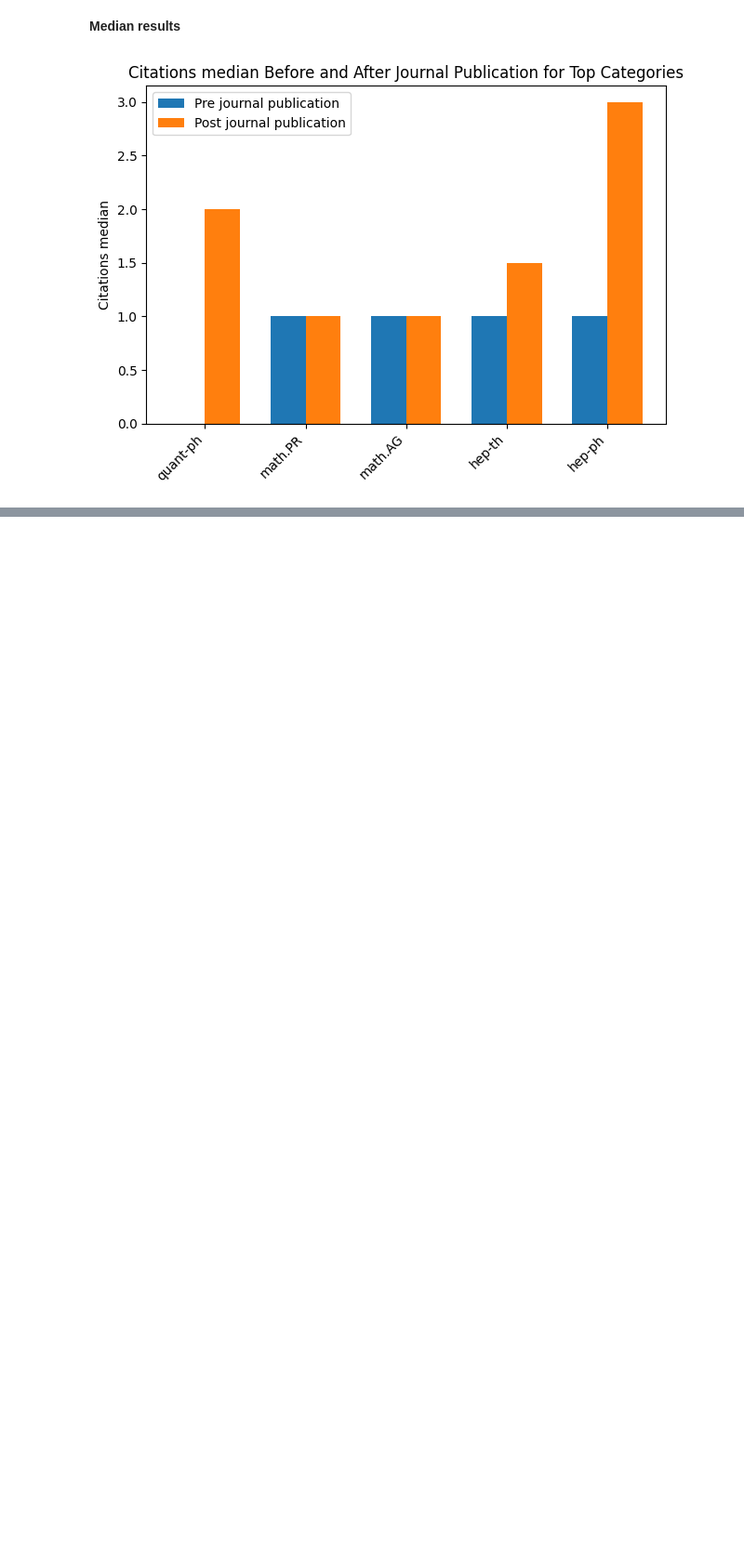
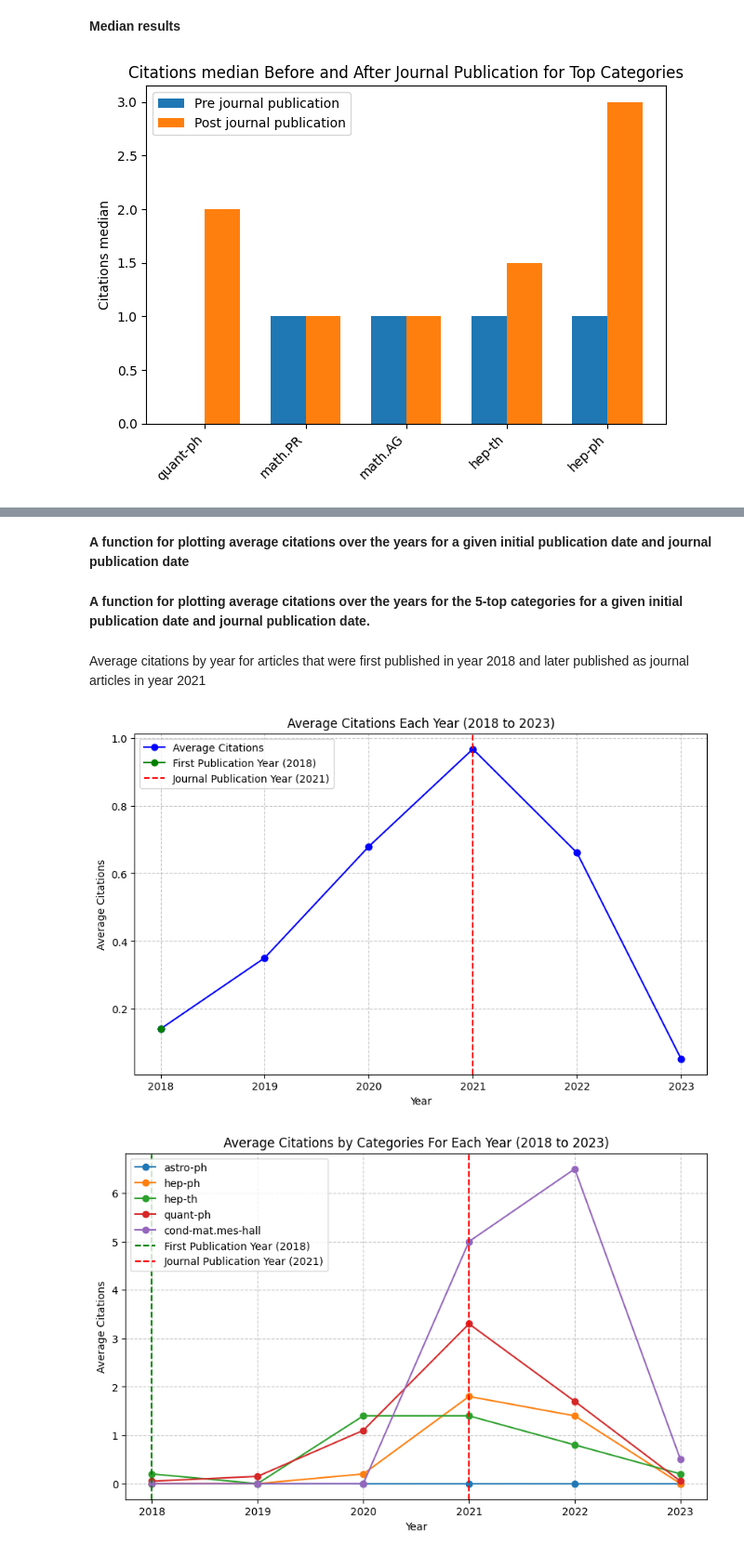
Before and after one commit to dudi709/big-data-journal-citations, a Jupyter notebook: Results_and_Visualizations.ipynb, the cells around one changed output, grey strips where cells are left out. Shown at 93% size. Saved outputs shown, nothing was run; the diff lists cells and outputs as text; code cells hidden in the pictures; blank space fills up the shorter version.

Commit message:
adding experiments of average amount of citations over the years

```diff
--- a/Results_and_Visualizations.ipynb
+++ b/Results_and_Visualizations.ipynb
@@ -1010,0 +1053,2 @@ plt.show()
+# %% [markdown]
+**A function for plotting average citations over the years for a given initial publication date and journal publication date**
@@ -1010,0 +1098,2 @@ plt.show()
+# %% [markdown]
+**A function for plotting average citations over the years for the 5-top categories for a given initial publication date and journal publication date.**
@@ -1010,0 +1146,8 @@ plt.show()
+# %% [markdown]
+Average citations by year for articles that were first published in year 2018 and later published as journal articles in year 2021
+# %%
+plot_average_citations(df_copy, 2018, 2021)
+plot_average_citations_by_category(df_copy, 2018, 2021)
+# %% [output]
+[figure, added]
+[figure, added]
```
Also changed, not shown: parts of 7 cells of this notebook.
